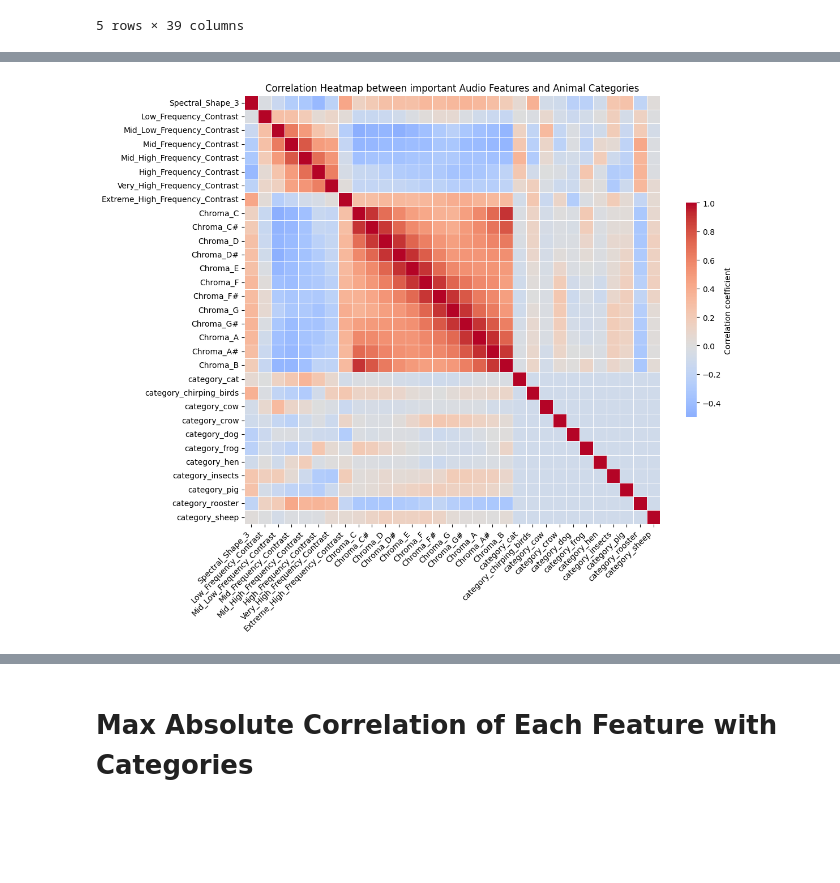
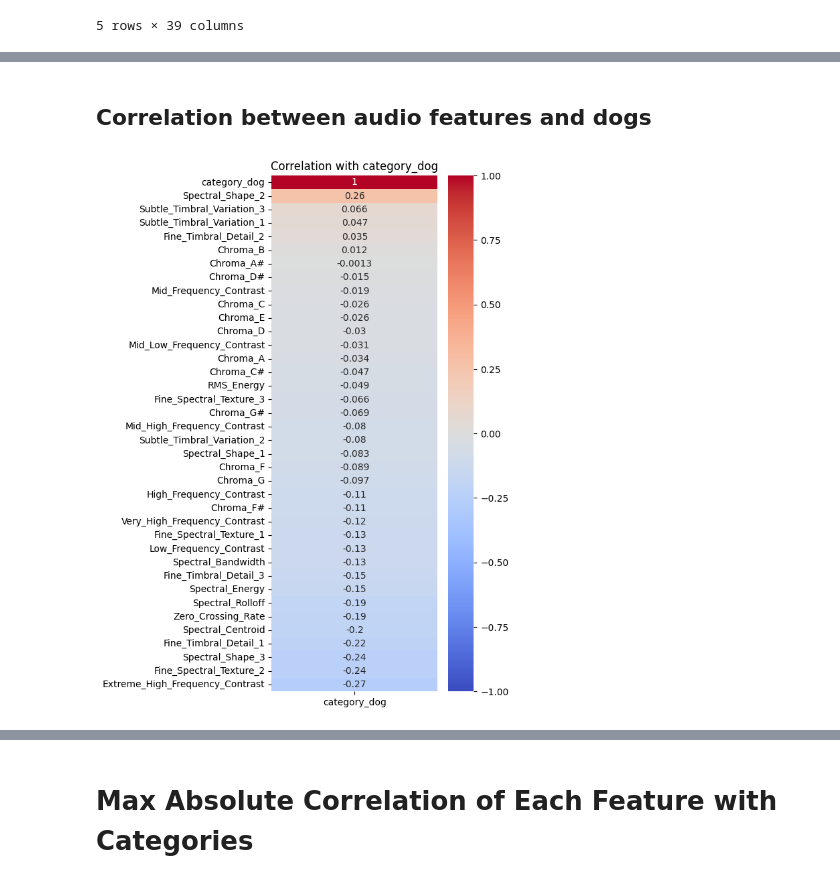
Before and after one commit to RussellArvin/animalsoundprediction, a Jupyter notebook: main.ipynb, the cells around one changed output, grey strips where cells are left out. Cells and saved outputs as stored; diff of their text form; code cells hidden in the pictures; blank space fills up the shorter version.

Commit message:
feat: update correlations for dog

```diff
--- a/main.ipynb
+++ b/main.ipynb
@@ -368,24 +347,63 @@ animal_metadata.head()
+# %%
+animal_metadata_clean = animal_metadata.drop(columns=['filename'])
+animal_metadata_encoded = pd.get_dummies(animal_metadata_clean, columns=['category'])
+
+animal_dataframes = {}
+
+# Loop through each animal category to create a separate DataFrame
+for animal in animal_categories:
+    # Define the column for the current animal
+    animal_column = f'category_{animal}'
+
+    # Identify non-category specific columns (i.e., those not starting with 'category_')
+    non_category_columns = [col for col in animal_metadata_encoded.columns if not col.startswith('category_')]
+
+    # Define columns to keep: non-animal specific + current animal's column
+    columns_to_keep = non_category_columns + [animal_column]
+
+    # Create a new DataFrame with only the desired columns
+    animal_df = animal_metadata_encoded[columns_to_keep].copy()
+
+    # Add the new DataFrame to the dictionary with a key for the animal name
+    animal_dataframes[animal] = animal_df.drop(columns=['is_animal'])
+# %% [markdown]
+## Correlation between audio features and dogs
+# %%
+#Correlation for dog
+corr_matrix_dog = animal_dataframes['dog'].corr()
+
+# Focus on the 'is_animal' correlations
+corr_with_is_dog = corr_matrix_dog[['category_dog']]
+
+# Create a heatmap
+plt.figure(figsize=(4, 10))  # Adjust the figure size as needed
+sb.heatmap(corr_with_is_dog.sort_values(by='category_dog', ascending=False),
+            annot=True, cmap='coolwarm', vmin=-1, vmax=1)
+plt.title('Correlation with category_dog')
+
+# Show the plot
+plt.show()
+# %% [output]
+[figure, added]
 # %%
-#Comparing important audio feature to different types of animals
-animal_metadata_important = animal_metadata.filter(important_features_1+['category'])
+# #Comparing important audio feature to different types of animals
+# animal_metadata_important = animal_metadata.filter(important_features_1+['category'])
 
-animal_metadata_important_encoded = pd.get_dummies(animal_metadata_important, columns=['category'])
-correlations_important= animal_metadata_important_encoded.corr()
+# animal_metadata_important_encoded = pd.get_dummies(animal_metadata_important, columns=['category'])
+# correlations_important= animal_metadata_important_encoded.corr()
 
-# Plotting a heatmap
-plt.figure(figsize=(12, 10))
-sb.heatmap(correlations_important,
-            cmap='coolwarm',
-            center=0,
-            annot=False,  # You can set this to True if you want to see the correlation values
-            fmt=".2f",    # Formatting the annotation if annot=True
-            linewidths=.5,
-            cbar_kws={'shrink': .5, 'label': 'Correlation coefficient'})
-plt.title('Correlation Heatmap between important Audio Features and Animal Categories')
-plt.xticks(rotation=45, ha="right")
-plt.yticks(rotation=0)
-plt.tight_layout()
-plt.show()
+# # Plotting a heatmap
+# plt.figure(figsize=(12, 10))
+# sb.heatmap(correlations_important,
+#             cmap='coolwarm',
+#             center=0,
+#             annot=False,  # You can set this to True if you want to see the correlation values
+#             fmt=".2f",    # Formatting the annotation if annot=True
+#             linewidths=.5,
+#             cbar_kws={'shrink': .5, 'label': 'Correlation coefficient'})
+# plt.title('Correlation Heatmap between important Audio Features and Animal Categories')
+# plt.xticks(rotation=45, ha="right")
+# plt.yticks(rotation=0)
+# plt.tight_layout()
+# plt.show()
-# %% [output]
-[figure, removed]
 # %%
```
Also changed, not shown: parts of 8 cells of this notebook.
